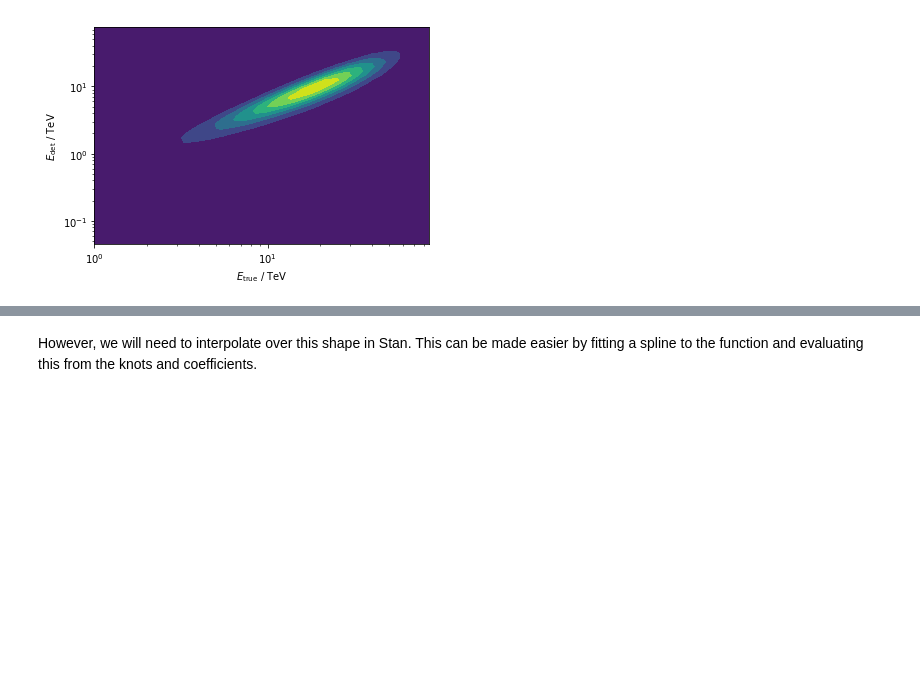
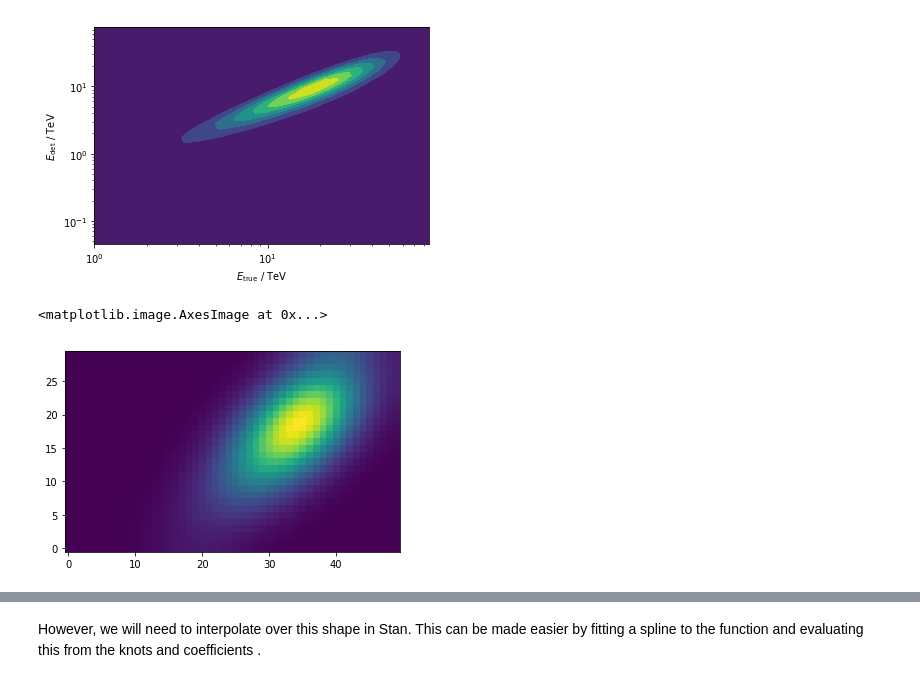
Before and after one commit to cescalara/instrument_response, a Jupyter notebook: fit_demo.ipynb, the cells around one changed output, grey strips where cells are left out. Saved outputs shown, nothing was run; the diff lists cells and outputs as text; code cells hidden in the pictures; blank space fills up the shorter version.

```diff
--- a/fit_demo.ipynb
+++ b/fit_demo.ipynb
@@ -113,3 +126,11 @@ ax.set_xlabel('$E_\mathrm{true}$ / TeV')
 ax.set_ylabel('$E_\mathrm{det}$ / TeV');
 # %% [output]
 [figure]
+# %%
+from scipy.ndimage import gaussian_filter
+P_smooth = gaussian_filter(P_Edet_given_Etrue, (4, 4))
+plt.imshow(P_Edet_given_Etrue, origin='lower')
+plt.imshow(P_smooth, origin='lower')
+# %% [output]
+<matplotlib.image.AxesImage at 0x...>
+[figure, added]
```
Also changed, not shown: parts of 14 cells of this notebook, 1 other file.
